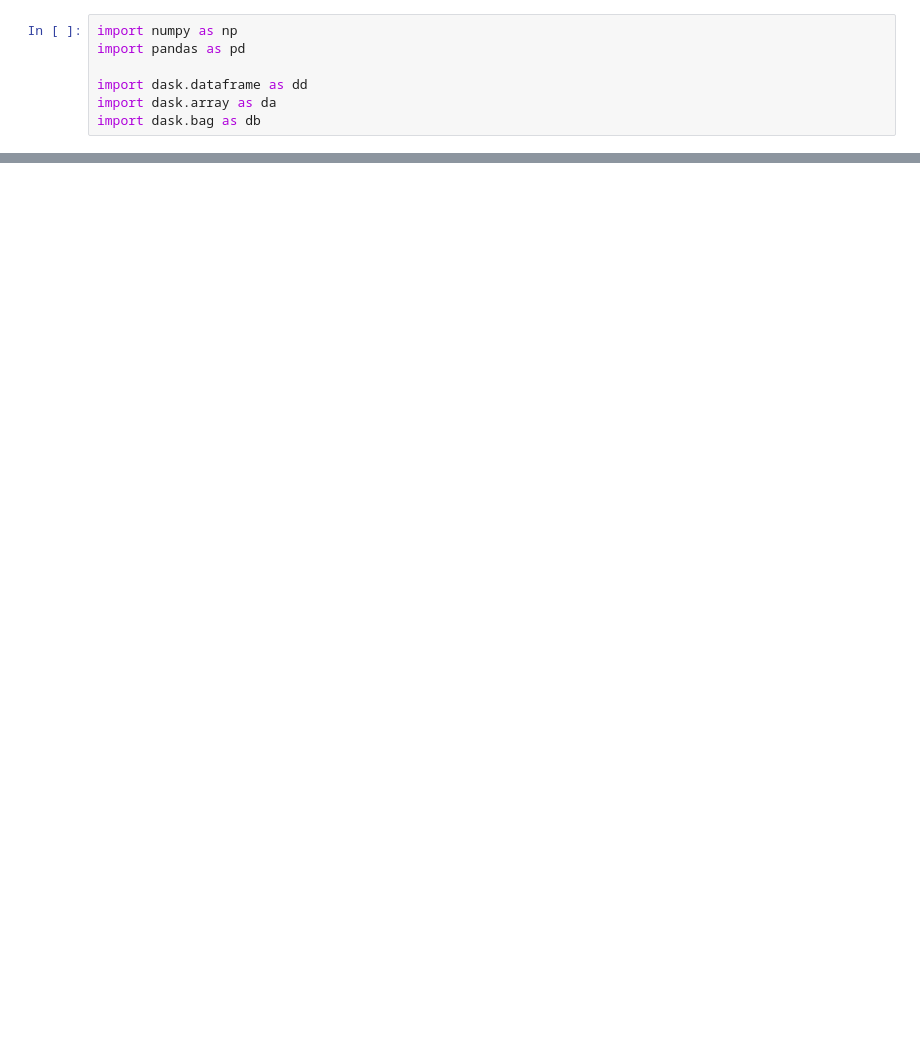
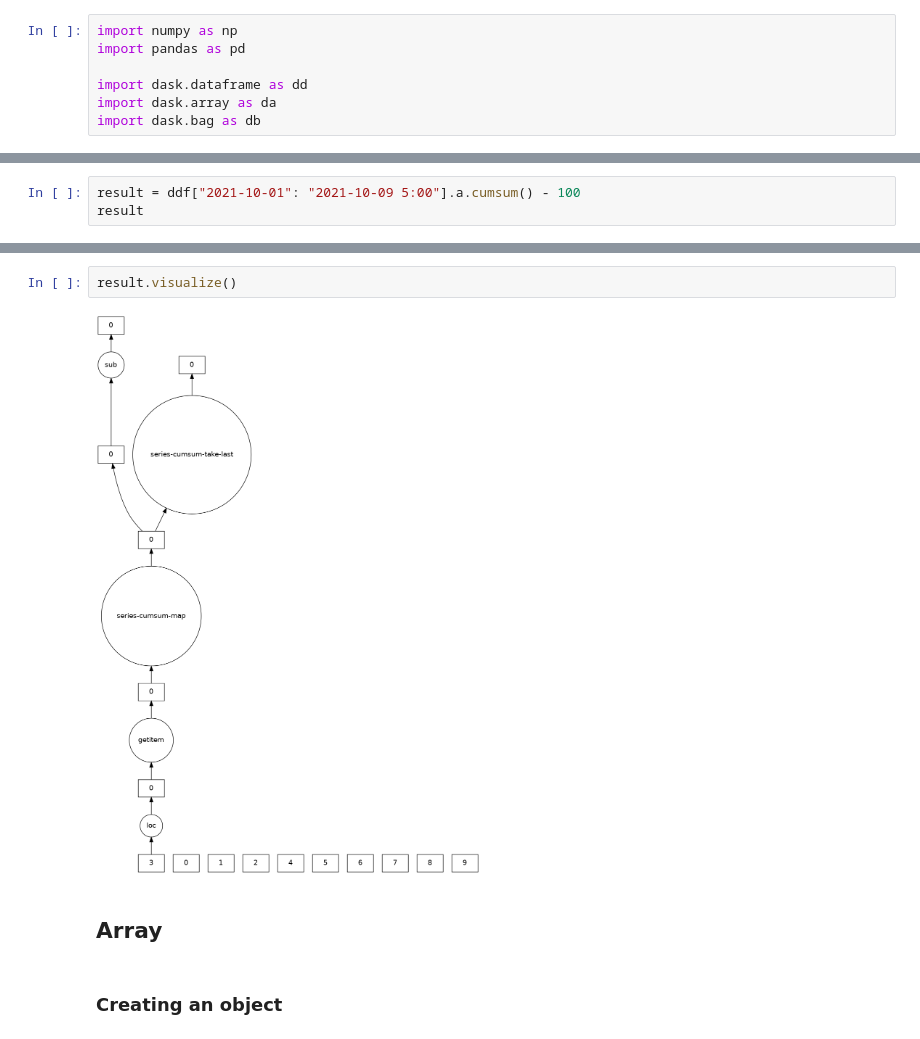
Before and after one commit to gpsaggese/umd_data605, a Jupyter notebook: projects/tutorial_dask/Dask_tutorial.ipynb, the cells around one changed output, grey strips where cells are left out. Cells and saved outputs as stored; diff of their text form; blank space fills up the shorter version.

```diff
--- a/projects/tutorial_dask/Dask_tutorial.ipynb
+++ b/projects/tutorial_dask/Dask_tutorial.ipynb
@@ -26,0 +139,3 @@ Dask Name: from_pandas, 1 graph layer
+# %%
+result = ddf["2021-10-01": "2021-10-09 5:00"].a.cumsum() - 100
+result
@@ -26,0 +178,8 @@ Dask Name: from_pandas, 1 graph layer
+# %%
+result.visualize()
+# %% [output]
+[figure, added]
+# %% [markdown]
+## Array
+# %% [markdown]
+### Creating an object
```
Also changed, not shown: parts of 49 cells of this notebook.
